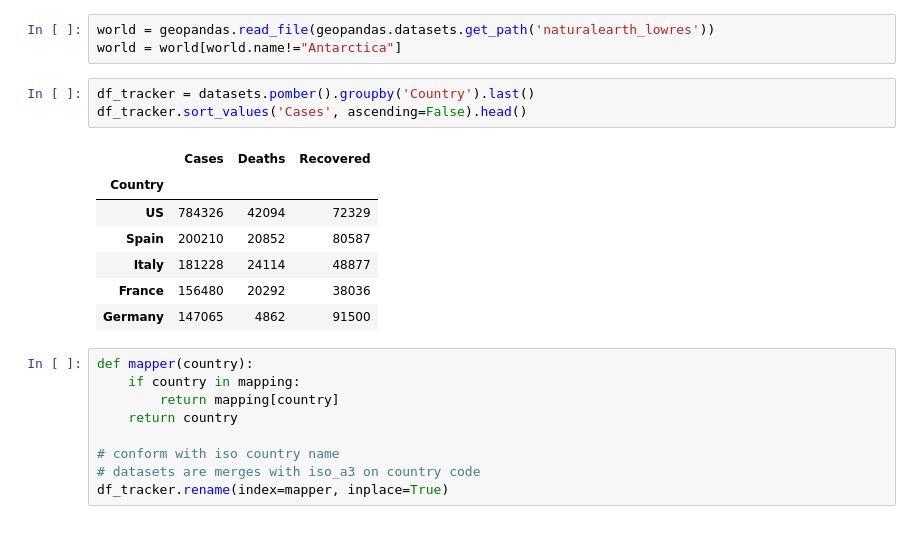
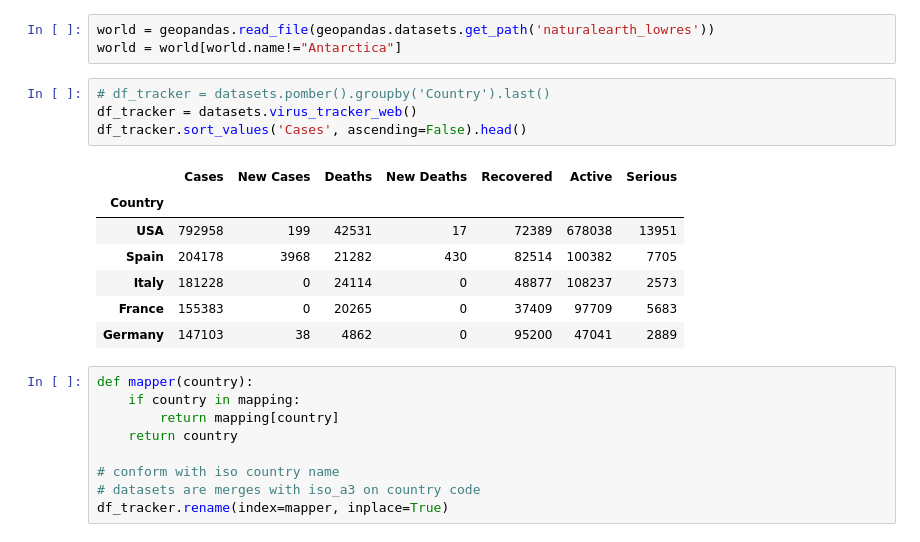
Before and after one commit to zhaoyi3264/covid-19-trend, a Jupyter notebook: world_map.ipynb, the cells around one changed output. Cells and saved outputs as stored; diff of their text form.

```diff
--- a/world_map.ipynb
+++ b/world_map.ipynb
@@ -42,16 +42,17 @@ with open('data/iso_mapping.json', 'r') as i:
 world = geopandas.read_file(geopandas.datasets.get_path('naturalearth_lowres'))
 world = world[world.name!="Antarctica"]
 # %%
-df_tracker = datasets.pomber().groupby('Country').last()
+# df_tracker = datasets.pomber().groupby('Country').last()
+df_tracker = datasets.virus_tracker_web()
 df_tracker.sort_values('Cases', ascending=False).head()
 # %% [output]
-|  | Cases | Deaths | Recovered |
-| Country |  |  |  |
-| US | 784326 | 42094 | 72329 |
-| Spain | 200210 | 20852 | 80587 |
-| Italy | 181228 | 24114 | 48877 |
-| France | 156480 | 20292 | 38036 |
-| Germany | 147065 | 4862 | 91500 |
+|  | Cases | New Cases | Deaths | New Deaths | Recovered | Active | Serious |
+| Country |  |  |  |  |  |  |  |
+| USA | 792958 | 199 | 42531 | 17 | 72389 | 678038 | 13951 |
+| Spain | 204178 | 3968 | 21282 | 430 | 82514 | 100382 | 7705 |
+| Italy | 181228 | 0 | 24114 | 0 | 48877 | 108237 | 2573 |
+| France | 155383 | 0 | 20265 | 0 | 37409 | 97709 | 5683 |
+| Germany | 147103 | 38 | 4862 | 0 | 95200 | 47041 | 2889 |
 # %%
 def mapper(country):
     if country in mapping:
```
Also changed, not shown: parts of 2 cells of this notebook, 10 other files.
